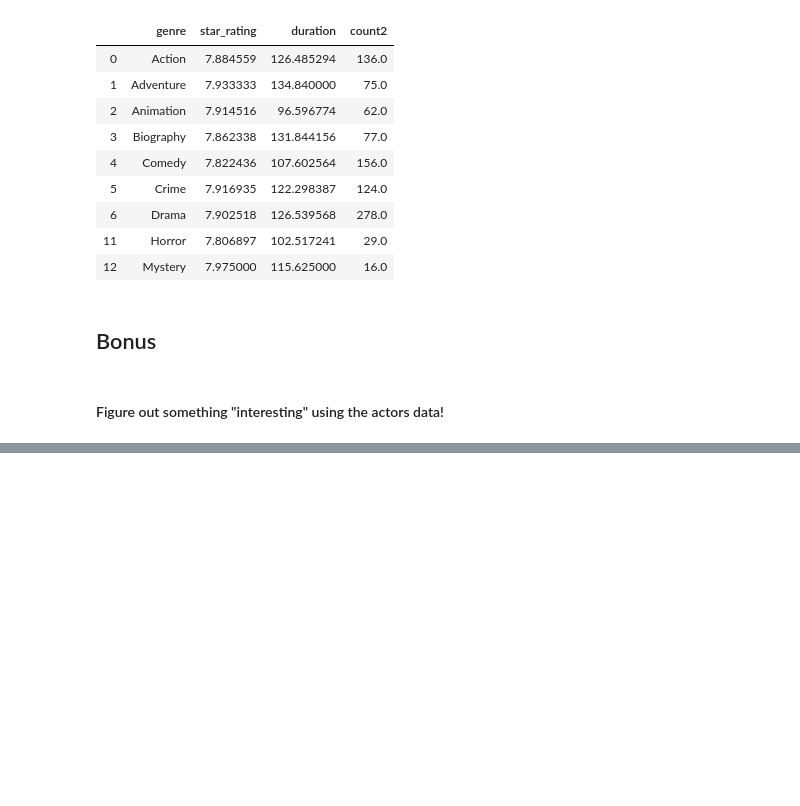
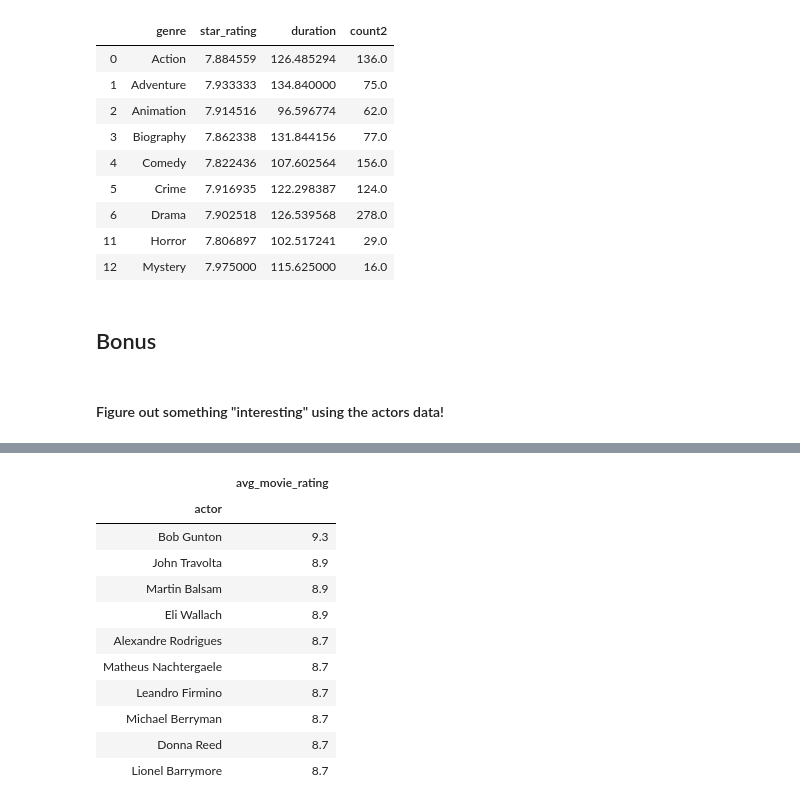
Before and after one commit to the-rahul-kumar/ga-homework-challenge-wk3, a Jupyter notebook: imdb.ipynb, the cells around one changed output, grey strips where cells are left out. Cells and saved outputs as stored; diff of their text form; code cells hidden in the pictures; blank space fills up the shorter version.

```diff
--- a/imdb.ipynb
+++ b/imdb.ipynb
@@ -439,0 +532,24 @@ movies
+# %%
+# Lets determine the average movie rating for each actor
+
+h = actor.groupby('actor')['movie_rating'].mean()
+sorted_actor = h.to_frame().sort_values('movie_rating', ascending=False)
+
+top_10 = sorted_actor[:10]
+top_10.rename(columns={'movie_rating':'avg_movie_rating'}, inplace=True)
+top_10
+
+#These are the Top 10 Actors with the Highest Average Movie Rating
+# %% [output]
+|  | avg_movie_rating |
+| actor |  |
+| Bob Gunton | 9.3 |
+| John Travolta | 8.9 |
+| Martin Balsam | 8.9 |
+| Eli Wallach | 8.9 |
+| Alexandre Rodrigues | 8.7 |
+| Matheus Nachtergaele | 8.7 |
+| Leandro Firmino | 8.7 |
+| Michael Berryman | 8.7 |
+| Donna Reed | 8.7 |
+| Lionel Barrymore | 8.7 |
```
Also changed, not shown: parts of 6 cells of this notebook.
